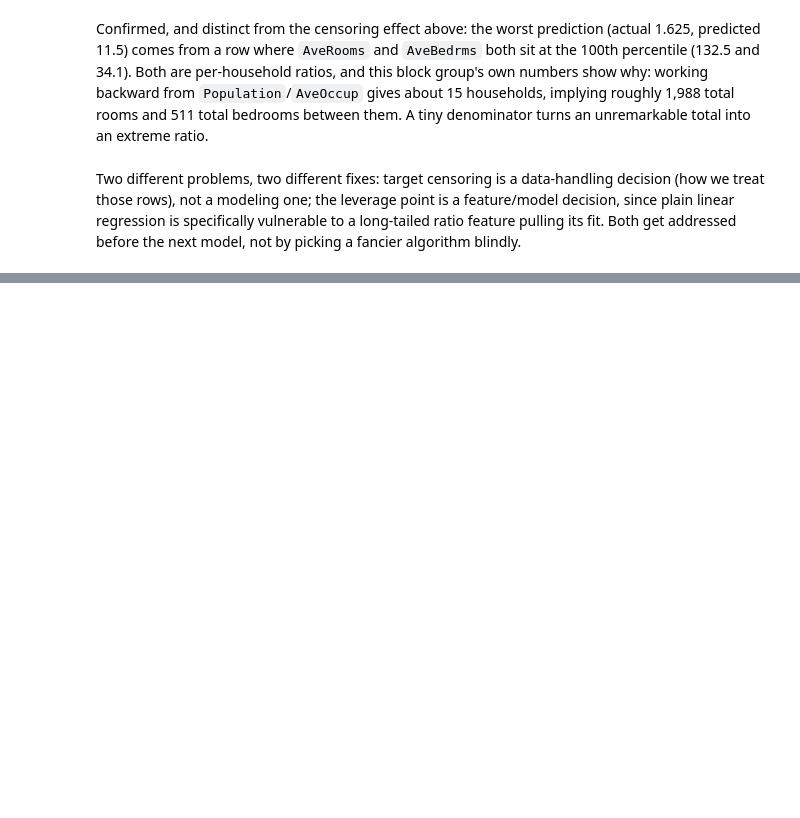
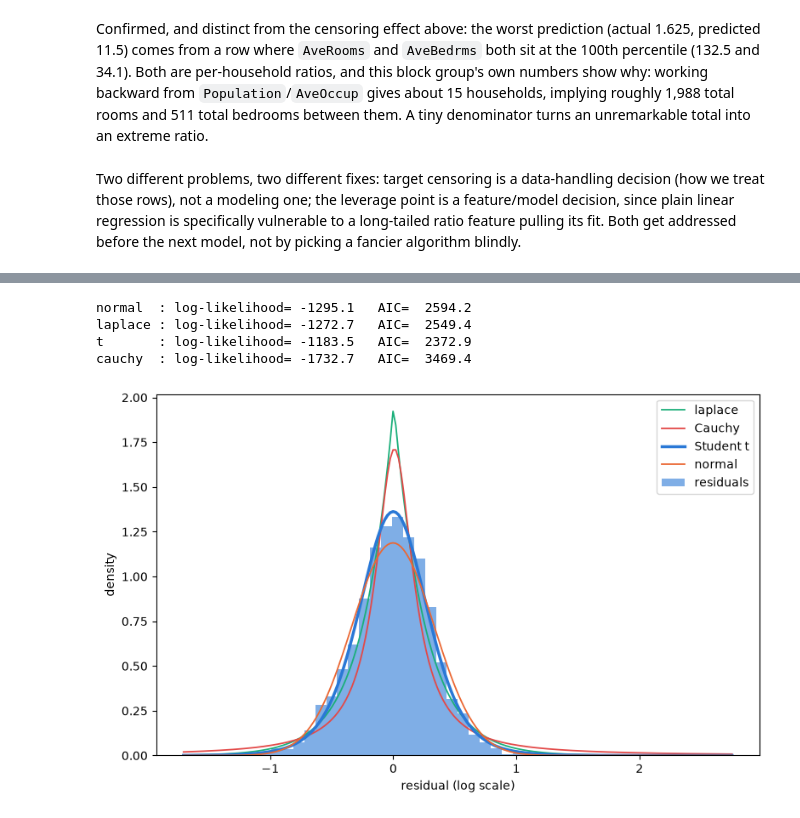
Before and after one commit to bjayles/machine-learning, a Jupyter notebook: learning/01-regression-housing/notebook.ipynb, the cells around one changed output, grey strips where cells are left out. Cells and saved outputs as stored; diff of their text form; code cells hidden in the pictures; blank space fills up the shorter version.

```diff
--- a/learning/01-regression-housing/notebook.ipynb
+++ b/learning/01-regression-housing/notebook.ipynb
@@ -267,0 +525,48 @@ blindly.
+# %%
+from scipy import stats
+
+# fit a few standard distributions via maximum likelihood, and compare
+# them with AIC (penalizes Student-t's extra degrees-of-freedom parameter);
+# Cauchy included just for illustration, as the "moments don't exist" extreme
+data = residuals_log[~capped_mask]
+candidates = {"normal": stats.norm, "laplace": stats.laplace, "t": stats.t, "cauchy": stats.cauchy}
+
+fits = {}
+for name, dist in candidates.items():
+    params = dist.fit(data)
+    loglik = np.sum(dist.logpdf(data, *params))
+    aic = 2 * len(params) - 2 * loglik
+    fits[name] = params
+    print(f"{name:8s}: log-likelihood={loglik:8.1f}   AIC={aic:8.1f}")
+# %% [output]
+normal  : log-likelihood= -1295.1   AIC=  2594.2
+laplace : log-likelihood= -1272.7   AIC=  2549.4
+t       : log-likelihood= -1183.5   AIC=  2372.9
+cauchy  : log-likelihood= -1732.7   AIC=  3469.4
+# %%
+# overlay each fitted distribution's density on the actual residuals;
+# legend ordered by peak height, Student t (the one we're choosing) in the
+# same blue as the data and drawn thicker, the rest thinner
+x = np.linspace(data.min(), data.max(), 200)
+order  = ["laplace", "cauchy", "t", "normal"]
+colors = {"laplace": "#1baf7a", "cauchy": "#e34948", "t": "#2a78d6", "normal": "#eb6834"}
+labels = {"laplace": "laplace", "cauchy": "Cauchy", "t": "Student t", "normal": "normal"}
+widths = {"laplace": 1.3, "cauchy": 1.3, "t": 2.5, "normal": 1.3}
+
+fig, ax = plt.subplots(figsize=(8, 5))
+_, _, hist_patches = ax.hist(data, bins=50, density=True, color="#2a78d6", alpha=0.6)
+
+lines = []
+for name in order:
+    line, = ax.plot(x, candidates[name].pdf(x, *fits[name]), color=colors[name],
+                     linewidth=widths[name], label=labels[name])
+    lines.append(line)
+
+ax.set_xlabel("residual (log scale)")
+ax.set_ylabel("density")
+ax.legend(handles=lines + [hist_patches], labels=[labels[n] for n in order] + ["residuals"])
+
+plt.tight_layout()
+plt.show()
+# %% [output]
+[figure, added]
```
Also changed, not shown: parts of 66 cells of this notebook, 2 other files.
